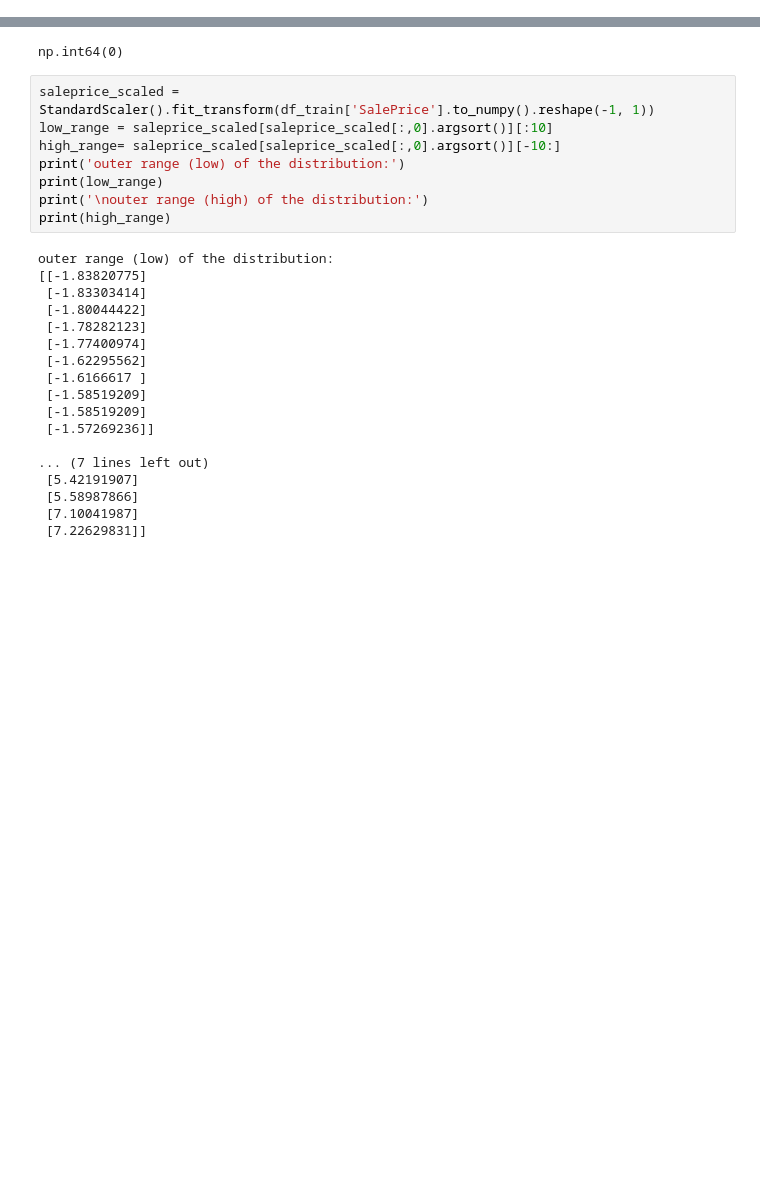
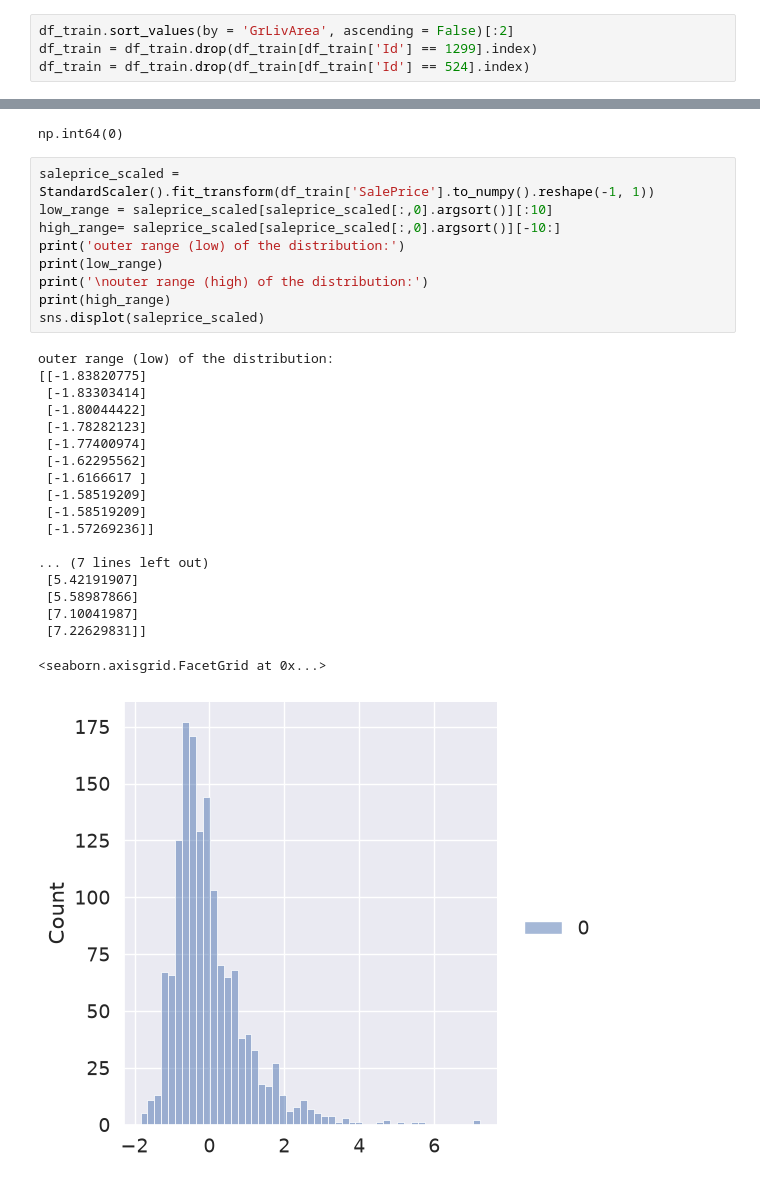
Before and after one commit to umnoy/MLproject, a Jupyter notebook: House_Prices/eda.ipynb, the cells around one changed output, grey strips where cells are left out. Cells and saved outputs as stored; diff of their text form; blank space fills up the shorter version.

```diff
--- a/House_Prices/eda.ipynb
+++ b/House_Prices/eda.ipynb
@@ -134,6 +134,10 @@ data.plot.scatter(x=var, y='SalePrice', ylim=(0,800000))
 # %% [output]
 <Axes: xlabel='GrLivArea', ylabel='SalePrice'>
 [figure]
+# %%
+df_train.sort_values(by = 'GrLivArea', ascending = False)[:2]
+df_train = df_train.drop(df_train[df_train['Id'] == 1299].index)
+df_train = df_train.drop(df_train[df_train['Id'] == 524].index)
 # %%
 var = 'YearBuilt'
 data = pd.concat([df_train['SalePrice'], df_train[var]], axis=1)
@@ -251,26 +255,29 @@ np.int64(0)
 # %%
 saleprice_scaled = StandardScaler().fit_transform(df_train['SalePrice'].to_numpy().reshape(-1, 1))
 low_range = saleprice_scaled[saleprice_scaled[:,0].argsort()][:10]
 high_range= saleprice_scaled[saleprice_scaled[:,0].argsort()][-10:]
 print('outer range (low) of the distribution:')
 print(low_range)
 print('\nouter range (high) of the distribution:')
 print(high_range)
+sns.displot(saleprice_scaled)
 # %% [output]
 outer range (low) of the distribution:
 [[-1.83820775]
  [-1.83303414]
  [-1.80044422]
  [-1.78282123]
  [-1.77400974]
  [-1.62295562]
  [-1.6166617 ]
  [-1.58519209]
  [-1.58519209]
  [-1.57269236]]
 
 ... (7 lines left out)
  [5.42191907]
  [5.58987866]
  [7.10041987]
  [7.22629831]]
+<seaborn.axisgrid.FacetGrid at 0x...>
+[figure, added]
```
Also changed, not shown: parts of 1 cell of this notebook.
